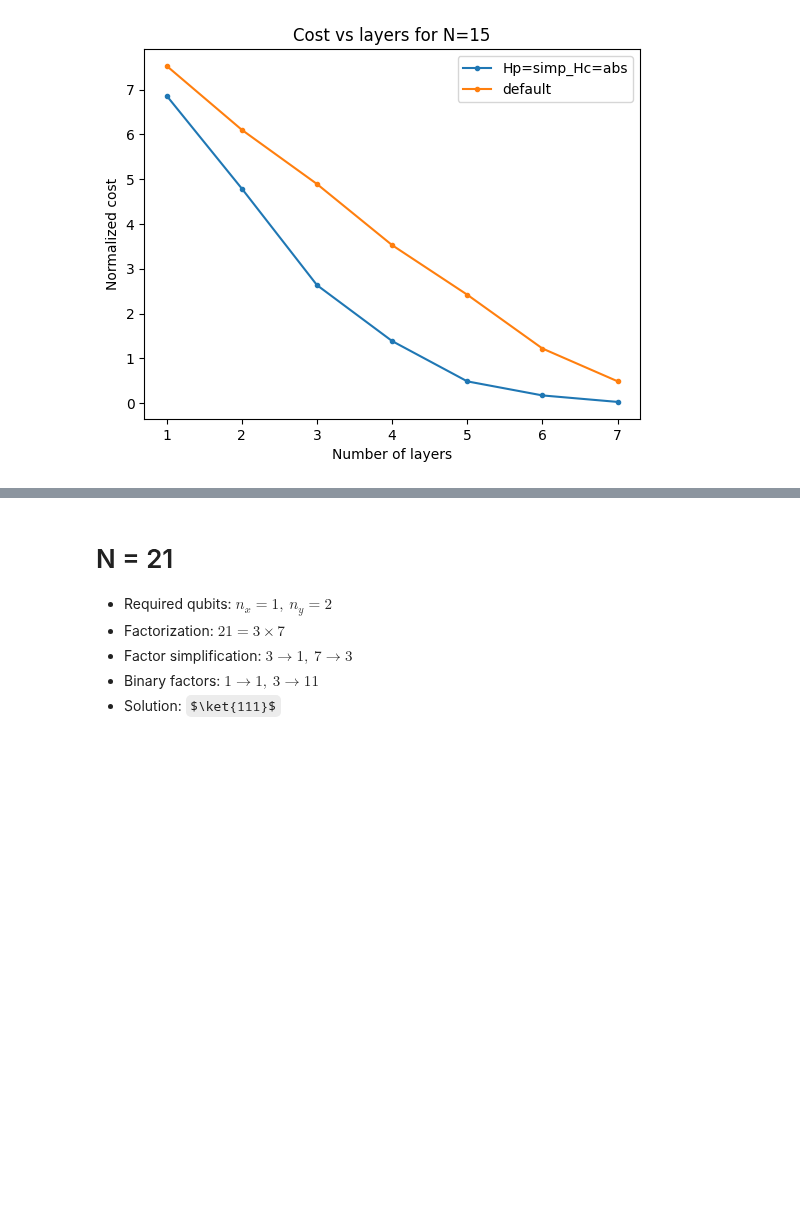
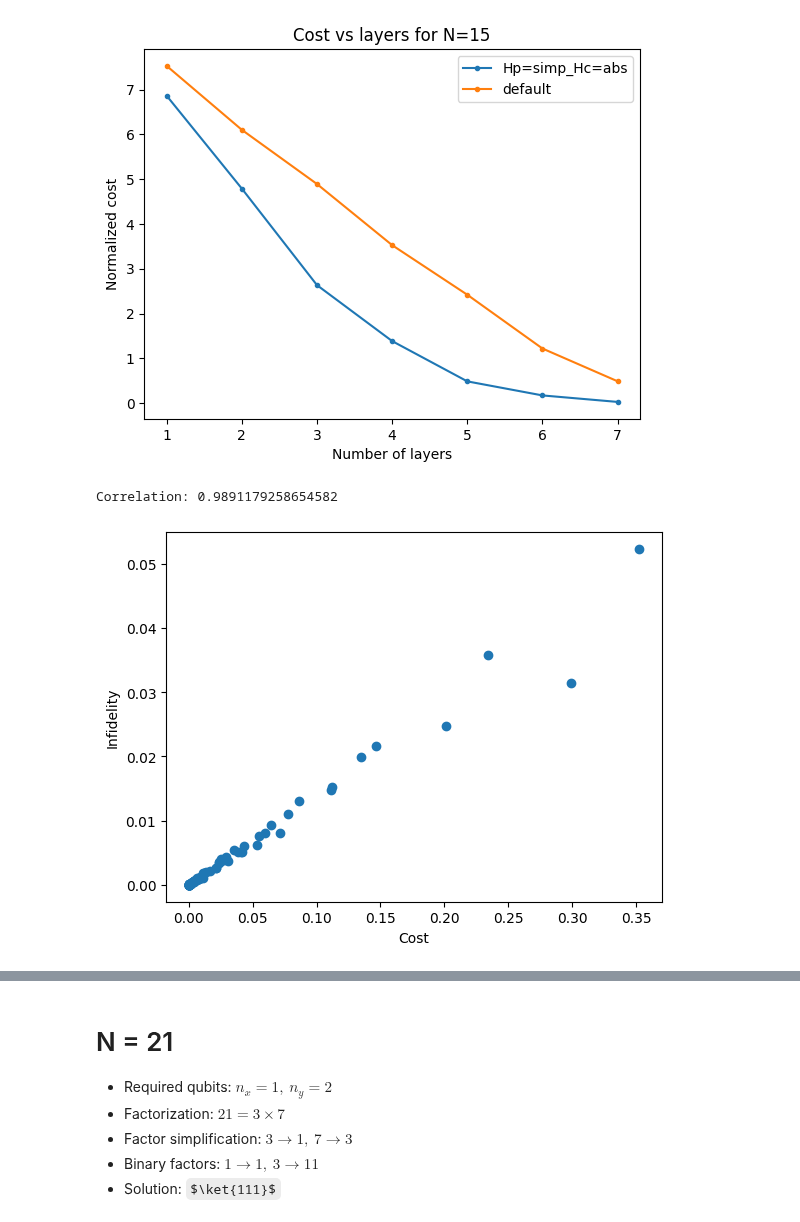
Before and after one commit to fpllcr/master-thesis, a Jupyter notebook: qaoa_factorization/notebooks/analysis.ipynb, the cells around one changed output, grey strips where cells are left out. Drawn from its saved outputs; the diff is of its cells as text; code cells hidden in the pictures; some formulas as TeX source; blank space fills up the shorter version.

```diff
--- a/qaoa_factorization/notebooks/analysis.ipynb
+++ b/qaoa_factorization/notebooks/analysis.ipynb
@@ -38,5 +42,9 @@ for experiment in experiment_names:
         print(f'Error reading experiment {experiment}')
 
 experiment_configs = pd.DataFrame(experiment_configs)
+
 experiment_results = pd.concat(experiment_results)
 experiment_results['num_2qub_gates'] = experiment_results['gate_sizes'].apply(lambda d: d['2'] + d.get('3',0)*2 + d.get('4',0)*4)
+experiment_results['state_comp_probs'] = experiment_results['state'].apply(lambda s: [abs(complex(c))**2 for c in s])
+experiment_results['state_comp_max'] = experiment_results['state_comp_probs'].apply(lambda s: np.argmax(s))
+experiment_results['state_comp_max_bin'] = experiment_results.apply(lambda row: int_to_binary_str(row['state_comp_max'], row['nx']+row['ny']), axis=1)
@@ -61,6 +96,10 @@ experiment_results_agg['infidelity_median'] = 1 - experiment_results_agg['fideli
 experiment_results_agg['infidelity_min'] = 1 - experiment_results_agg['fidelity_max']
 experiment_results_agg['infidelity_max'] = 1 - experiment_results_agg['fidelity_min']
 # %%
+df_details = pd.merge(experiment_configs, experiment_results, how='inner', on='experiment')
+df_details = df_details.drop(columns='layers_y')
+df_details = df_details.rename(columns={'layers_x': 'layers'})
+
 experiments_df = pd.merge(experiment_configs, experiment_results_agg, how='inner', on='experiment')
 
 if (experiments_df['num_gates_std'] != 0).any():
@@ -121,3 +160,15 @@ plt.ylabel('Normalized cost')
 plt.legend(setups);
 # %% [output]
 [figure]
+# %%
+df_det = df_details[(df_details['N']==N) & (df_details['setup']=='Hp=simp_Hc=abs') & (df_details['layers']==7)].copy()
+df_det['infidelity'] = 1 - df_det['fidelity']
+
+plt.scatter('cost', 'infidelity', data=df_det);
+plt.xlabel('Cost');
+plt.ylabel('Infidelity');
+
+print('Correlation:', df_det['infidelity'].corr(df_det['cost']))
+# %% [output]
+Correlation: 0.9891179258654582
+[figure, added]
```
Also changed, not shown: parts of 14 cells of this notebook, 1 other file.
